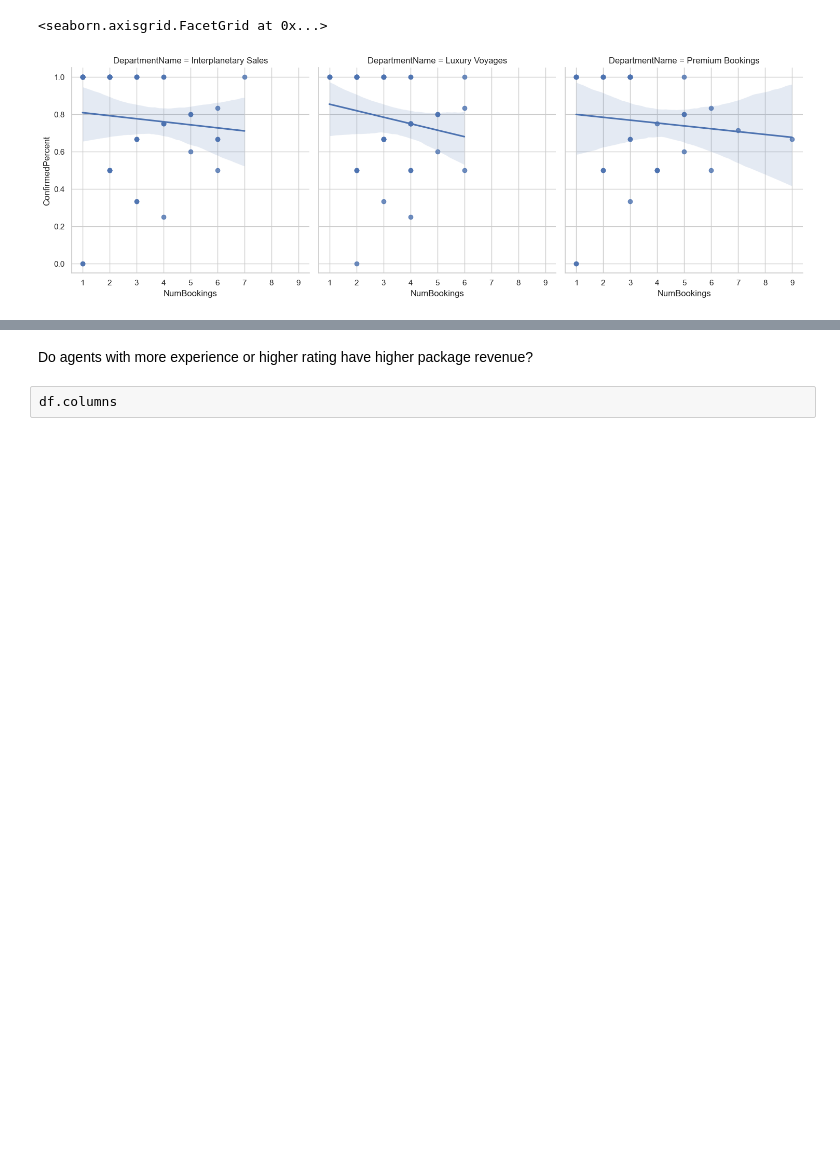
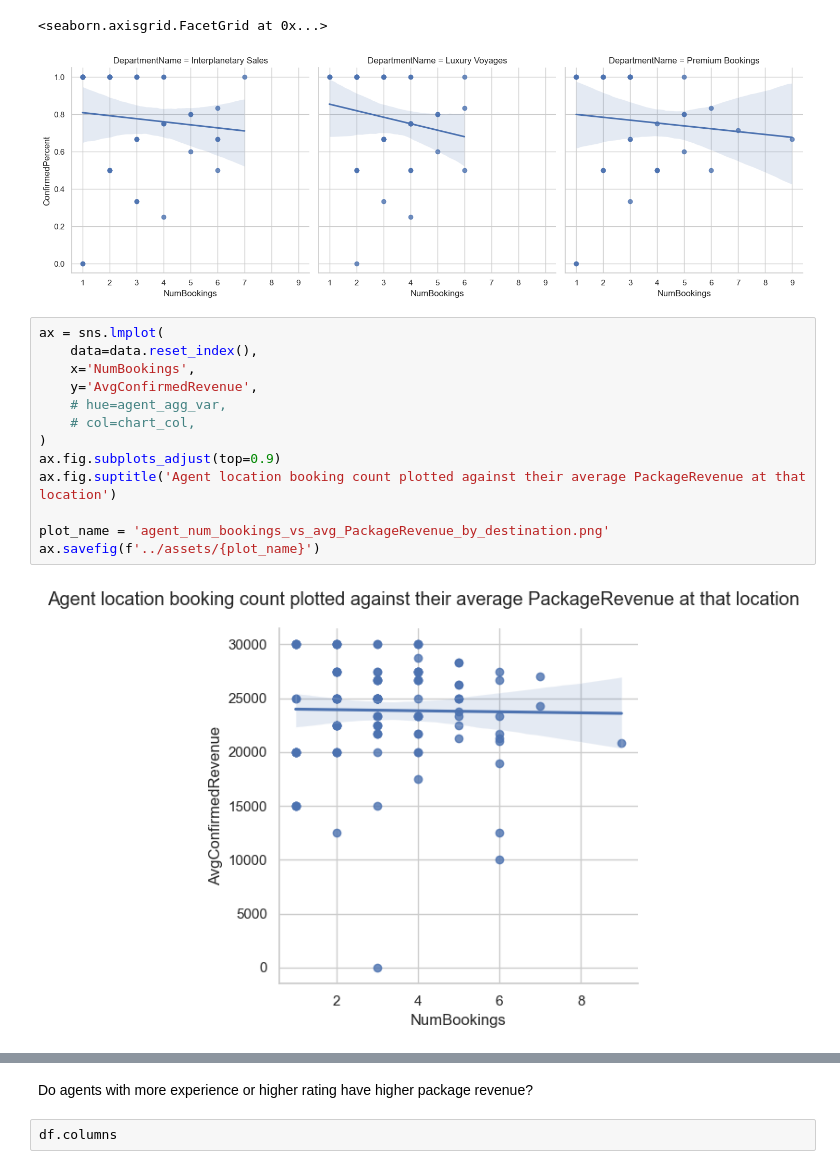
Before and after one commit to alex-b1729/space-challenge-analysis, a Jupyter notebook: analysis/exploratory.ipynb, the cells around one changed output, grey strips where cells are left out. Saved outputs shown, nothing was run; the diff lists cells and outputs as text; blank space fills up the shorter version.

Commit message:
save some charts

```diff
--- a/analysis/exploratory.ipynb
+++ b/analysis/exploratory.ipynb
@@ -366,6 +379,21 @@ sns.lmplot(
 # %% [output]
 <seaborn.axisgrid.FacetGrid at 0x...>
 [figure]
+# %%
+ax = sns.lmplot(
+    data=data.reset_index(),
+    x='NumBookings',
+    y='AvgConfirmedRevenue',
+    # hue=agent_agg_var,
+    # col=chart_col,
+)
+ax.fig.subplots_adjust(top=0.9)
+ax.fig.suptitle('Agent location booking count plotted against their average PackageRevenue at that location')
+
+plot_name = 'agent_num_bookings_vs_avg_PackageRevenue_by_destination.png'
+ax.savefig(f'../assets/{plot_name}')
+# %% [output]
+[figure, added]
 # %%
 sns.stripplot(
     data=data.reset_index(),
```
Also changed, not shown: parts of 7 cells of this notebook.
